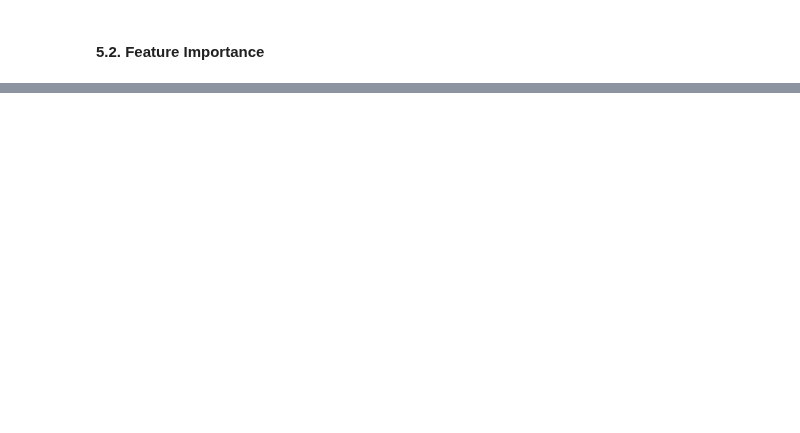
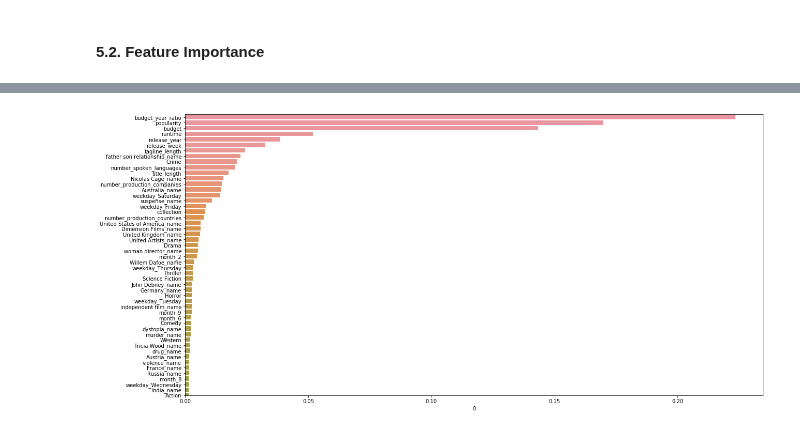
Before and after one commit to julianikulski/tmdb, a Jupyter notebook: tmdb.ipynb, the cells around one changed output, grey strips where cells are left out. Cells and saved outputs as stored; diff of their text form; code cells hidden in the pictures; blank space fills up the shorter version.

```diff
--- a/tmdb.ipynb
+++ b/tmdb.ipynb
@@ -1962,0 +1955,20 @@ xgb.plot_importance(clf_best_xgb, max_num_features=40, ax=ax)
+# %%
+# Fit AdaBoost model and get important features
+clf_best_ada = AdaBoostRegressor(DecisionTreeRegressor(criterion='mse', max_depth=None, max_features=None,
+                                                        max_leaf_nodes=None, min_impurity_decrease=0.0,
+                                                        min_impurity_split=None, min_samples_leaf=1,
+                                                        min_samples_split=2, min_weight_fraction_leaf=0.0,
+                                                        presort=False, random_state=None, splitter='best'),
+                                 learning_rate= 1,
+                                 loss= 'linear',
+                                 n_estimators= 10,
+                                 random_state= 42)
+
+clf_best_ada.fit(X_train, y_train)
+
+importances_ada = clf_best_ada.feature_importances_
+# %%
+# Turn importance array into dataframe to prepare for plotting
+importances_ada_df = pd.DataFrame(np.array(importances_ada).reshape(1,-1), columns=list(train_features_df.columns))
+importances_ada_df = importances_ada_df.T
+importances_ada_df.sort_values(ascending= False, by=0, inplace=True)
@@ -1962,0 +1994,7 @@ xgb.plot_importance(clf_best_xgb, max_num_features=40, ax=ax)
+# %%
+# Plot the feature importance of the AdaBoost model
+plt.figure(figsize=(20,10))
+sb.barplot(importances_ada_df[0], importances_ada_df.index)
+plt.ylim(bottom=50);
+# %% [output]
+[figure, added]
```
Also changed, not shown: parts of 26 cells of this notebook.
